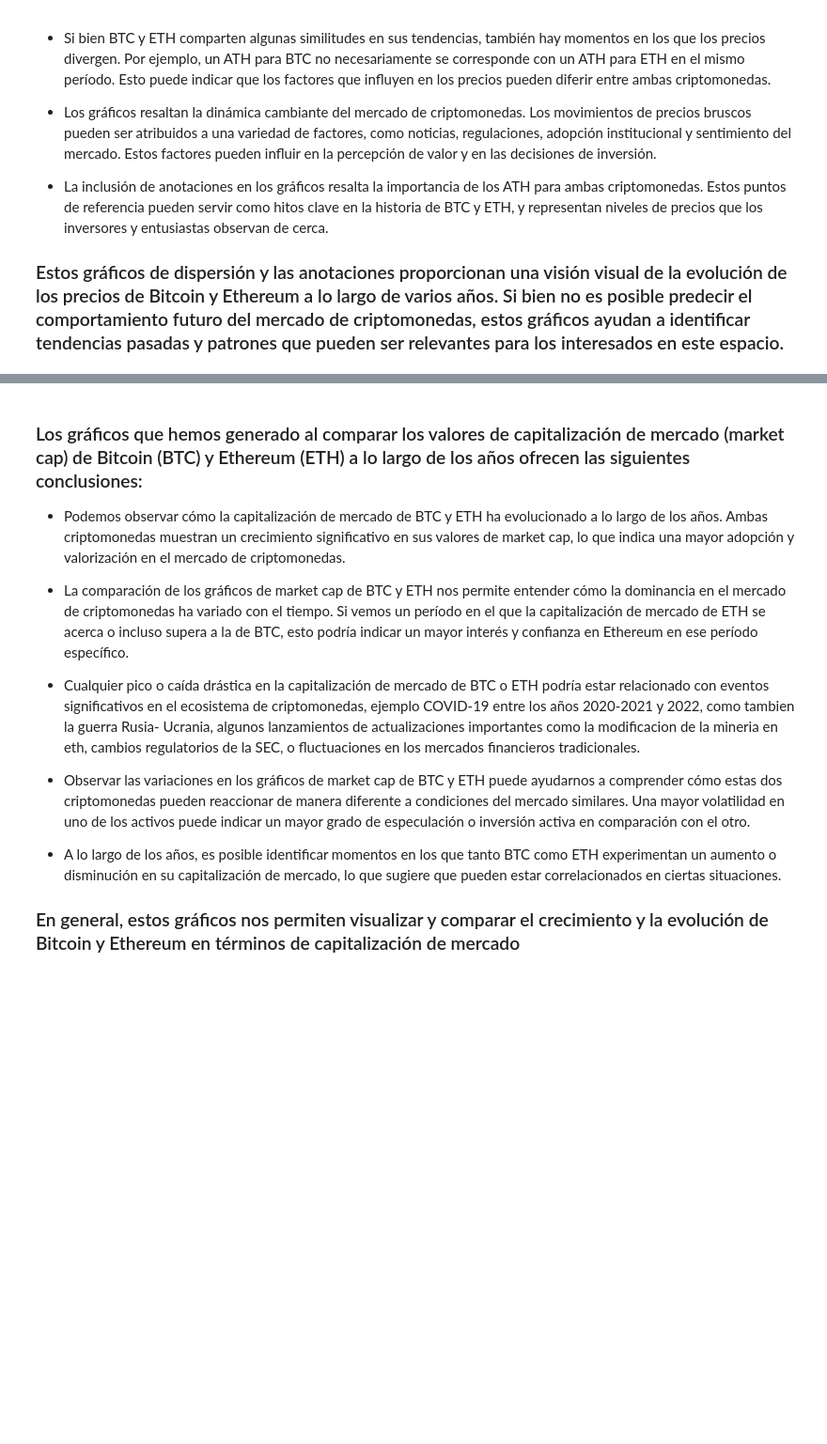
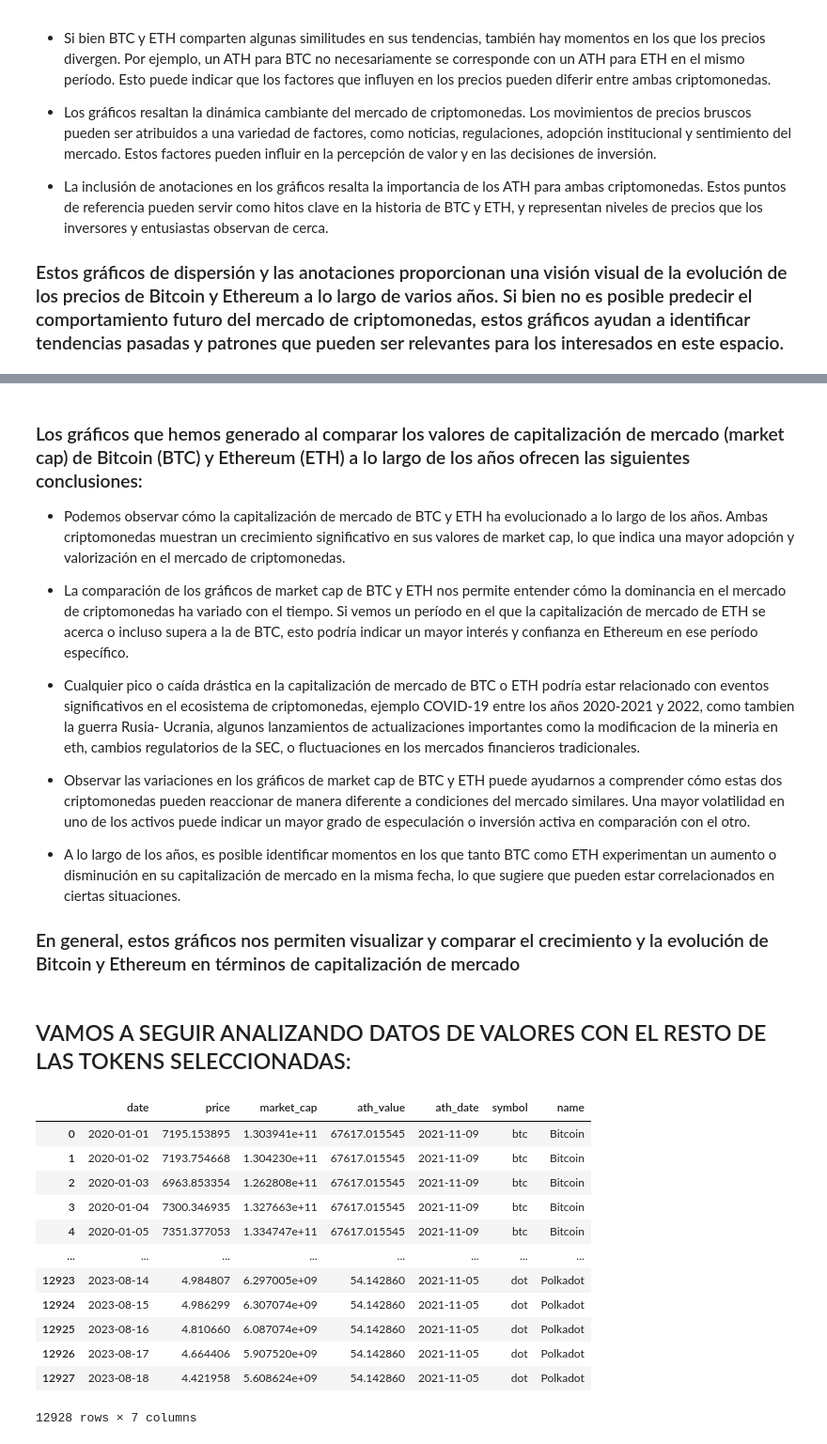
Before and after one commit to Bzetatuc/PI_2_Henry, a Jupyter notebook: EDA/eda.ipynb, the cells around one changed output, grey strips where cells are left out. Shown at 94% size. Saved outputs shown, nothing was run; the diff lists cells and outputs as text; code cells hidden in the pictures; blank space fills up the shorter version.

Commit message:
DASHBOARD

```diff
--- a/EDA/eda.ipynb
+++ b/EDA/eda.ipynb
@@ -689,6 +793,25 @@ plt.show()
 
 * Observar las variaciones en los gráficos de market cap de BTC y ETH puede ayudarnos a comprender cómo estas dos criptomonedas pueden reaccionar de manera diferente a condiciones del mercado similares. Una mayor volatilidad en uno de los activos puede indicar un mayor grado de especulación o inversión activa en comparación con el otro.
 
-* A lo largo de los años, es posible identificar momentos en los que tanto BTC como ETH experimentan un aumento o disminución en su capitalización de mercado, lo que sugiere que pueden estar correlacionados en ciertas situaciones.
+* A lo largo de los años, es posible identificar momentos en los que tanto BTC como ETH experimentan un aumento o disminución en su capitalización de mercado en la misma fecha, lo que sugiere que pueden estar correlacionados en ciertas situaciones.
 
 ### En general, estos gráficos nos permiten visualizar y comparar el crecimiento y la evolución de Bitcoin y Ethereum en términos de capitalización de mercado
+# %% [markdown]
+## VAMOS A SEGUIR ANALIZANDO DATOS DE VALORES CON EL RESTO DE LAS TOKENS SELECCIONADAS:
+# %%
+df_crypto_dashboard = pd.read_csv("/Users/benjaminzelaya/Desktop/PI_DA-main/PI_2_Henry/DASHBOARD/dataframes_dashboard.csv")
+df_crypto_dashboard
+# %% [output]
+|  | date | price | market_cap | ath_value | ath_date | symbol | name |
+| 0 | 2020-01-01 | 7195.153895 | 1.303941e+11 | 67617.015545 | 2021-11-09 | btc | Bitcoin |
+| 1 | 2020-01-02 | 7193.754668 | 1.304230e+11 | 67617.015545 | 2021-11-09 | btc | Bitcoin |
+| 2 | 2020-01-03 | 6963.853354 | 1.262808e+11 | 67617.015545 | 2021-11-09 | btc | Bitcoin |
+| 3 | 2020-01-04 | 7300.346935 | 1.327663e+11 | 67617.015545 | 2021-11-09 | btc | Bitcoin |
+| 4 | 2020-01-05 | 7351.377053 | 1.334747e+11 | 67617.015545 | 2021-11-09 | btc | Bitcoin |
+| ... | ... | ... | ... | ... | ... | ... | ... |
+| 12923 | 2023-08-14 | 4.984807 | 6.297005e+09 | 54.142860 | 2021-11-05 | dot | Polkadot |
+| 12924 | 2023-08-15 | 4.986299 | 6.307074e+09 | 54.142860 | 2021-11-05 | dot | Polkadot |
+| 12925 | 2023-08-16 | 4.810660 | 6.087074e+09 | 54.142860 | 2021-11-05 | dot | Polkadot |
+| 12926 | 2023-08-17 | 4.664406 | 5.907520e+09 | 54.142860 | 2021-11-05 | dot | Polkadot |
+| 12927 | 2023-08-18 | 4.421958 | 5.608624e+09 | 54.142860 | 2021-11-05 | dot | Polkadot |
+12928 rows × 7 columns
```
Also changed, not shown: parts of 27 cells of this notebook, 14 other files.
